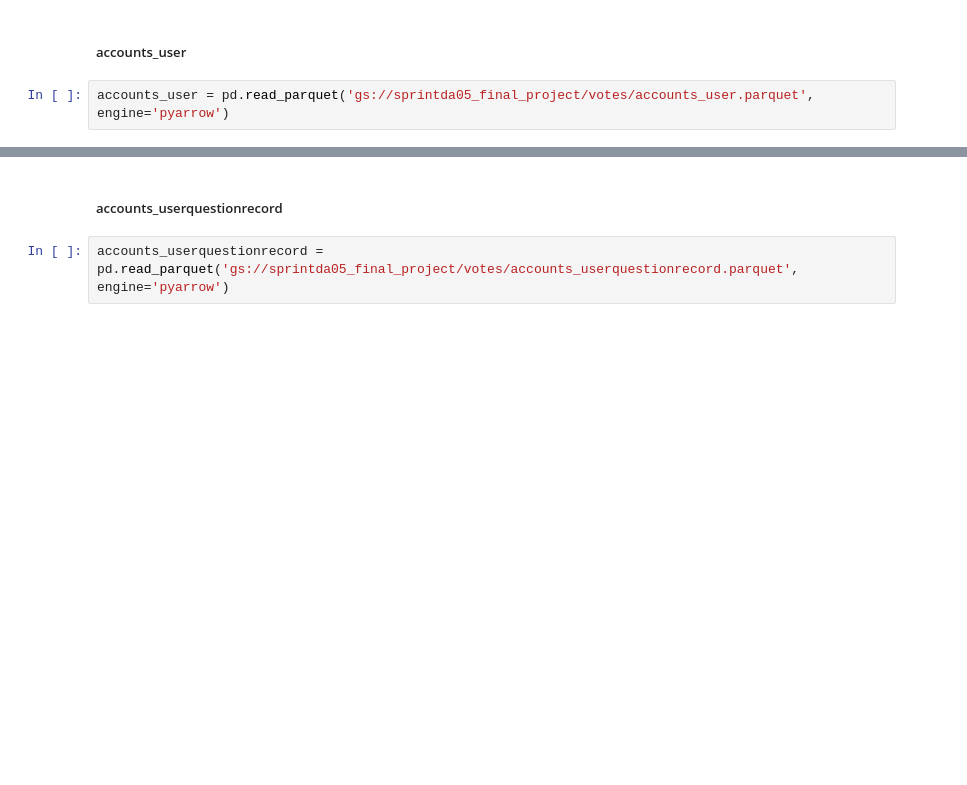
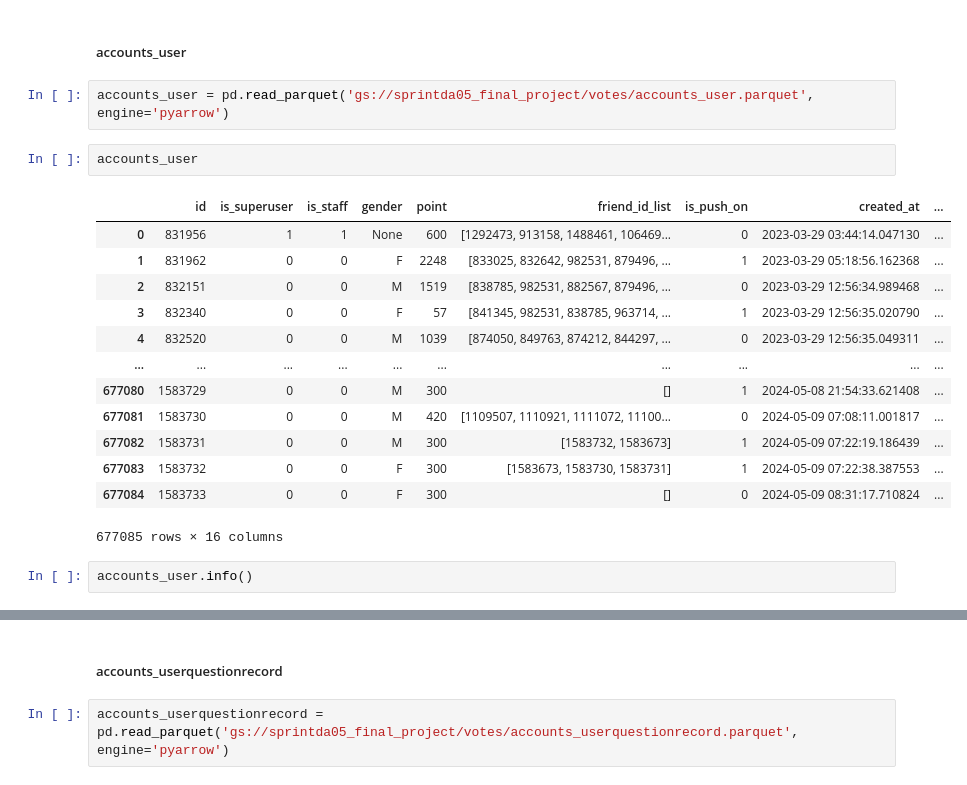
Before and after one commit to goodnews724/sprint_final_project, a Jupyter notebook: notebooks/jaemun.ipynb, the cells around one changed output, grey strips where cells are left out. Cells and saved outputs as stored; diff of their text form; blank space fills up the shorter version.

```diff
--- a/notebooks/jaemun.ipynb
+++ b/notebooks/jaemun.ipynb
@@ -107,3 +407,21 @@ accounts_timelinereport = pd.read_parquet('gs://sprintda05_final_project/votes/a
 ##### accounts_user
 # %%
 accounts_user = pd.read_parquet('gs://sprintda05_final_project/votes/accounts_user.parquet', engine='pyarrow')
+# %%
+accounts_user
+# %% [output]
+|  | id | is_superuser | is_staff | gender | point | friend_id_list | is_push_on | created_at | ... |
+| 0 | 831956 | 1 | 1 | None | 600 | [1292473, 913158, 1488461, 106469... | 0 | 2023-03-29 03:44:14.047130 | ... |
+| 1 | 831962 | 0 | 0 | F | 2248 | [833025, 832642, 982531, 879496, ... | 1 | 2023-03-29 05:18:56.162368 | ... |
+| 2 | 832151 | 0 | 0 | M | 1519 | [838785, 982531, 882567, 879496, ... | 0 | 2023-03-29 12:56:34.989468 | ... |
+| 3 | 832340 | 0 | 0 | F | 57 | [841345, 982531, 838785, 963714, ... | 1 | 2023-03-29 12:56:35.020790 | ... |
+| 4 | 832520 | 0 | 0 | M | 1039 | [874050, 849763, 874212, 844297, ... | 0 | 2023-03-29 12:56:35.049311 | ... |
+| ... | ... | ... | ... | ... | ... | ... | ... | ... | ... |
+| 677080 | 1583729 | 0 | 0 | M | 300 | [] | 1 | 2024-05-08 21:54:33.621408 | ... |
+| 677081 | 1583730 | 0 | 0 | M | 420 | [1109507, 1110921, 1111072, 11100... | 0 | 2024-05-09 07:08:11.001817 | ... |
+| 677082 | 1583731 | 0 | 0 | M | 300 | [1583732, 1583673] | 1 | 2024-05-09 07:22:19.186439 | ... |
+| 677083 | 1583732 | 0 | 0 | F | 300 | [1583673, 1583730, 1583731] | 1 | 2024-05-09 07:22:38.387553 | ... |
+| 677084 | 1583733 | 0 | 0 | F | 300 | [] | 0 | 2024-05-09 08:31:17.710824 | ... |
+677085 rows × 16 columns
+# %%
+accounts_user.info()
```
Also changed, not shown: parts of 49 cells of this notebook.
